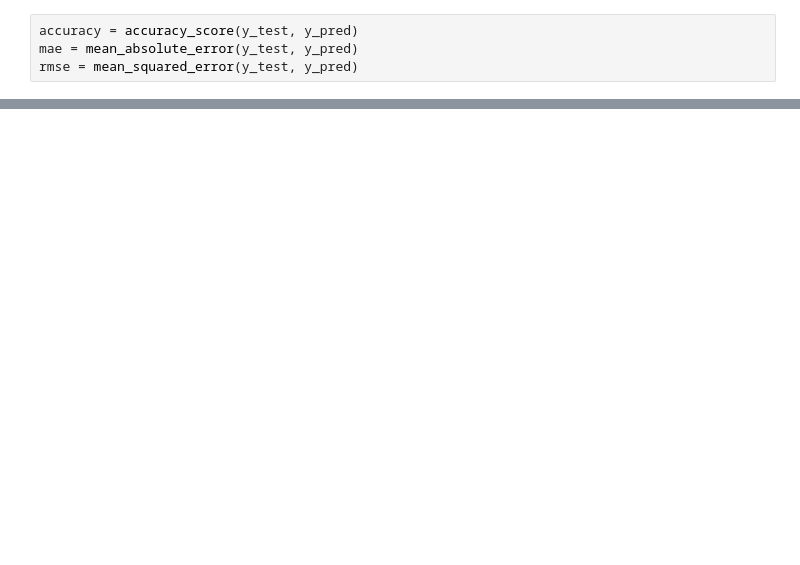
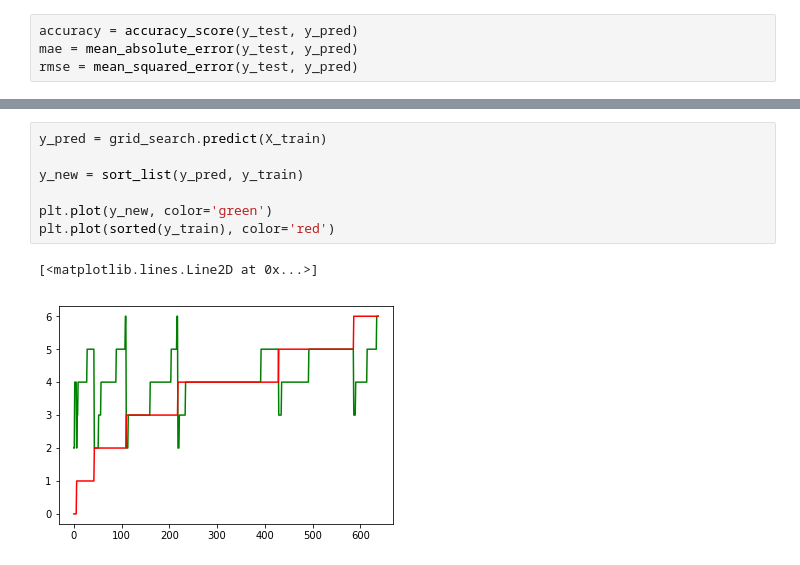
Before and after one commit to Didanny/EECE-499-Emotion-Recognition, a Jupyter notebook: Python Code/MLPClassifier_MAE.ipynb, the cells around one changed output, grey strips where cells are left out. Saved outputs shown, nothing was run; the diff lists cells and outputs as text; blank space fills up the shorter version.

```diff
--- a/Python Code/MLPClassifier_MAE.ipynb
+++ b/Python Code/MLPClassifier_MAE.ipynb
@@ -115,0 +211,10 @@ array([10, 11, 12, 13, 14])
+# %%
+y_pred = grid_search.predict(X_train)
+
+y_new = sort_list(y_pred, y_train)
+
+plt.plot(y_new, color='green')
+plt.plot(sorted(y_train), color='red')
+# %% [output]
+[<matplotlib.lines.Line2D at 0x...>]
+[figure, added]
```
Also changed, not shown: parts of 23 cells of this notebook.
